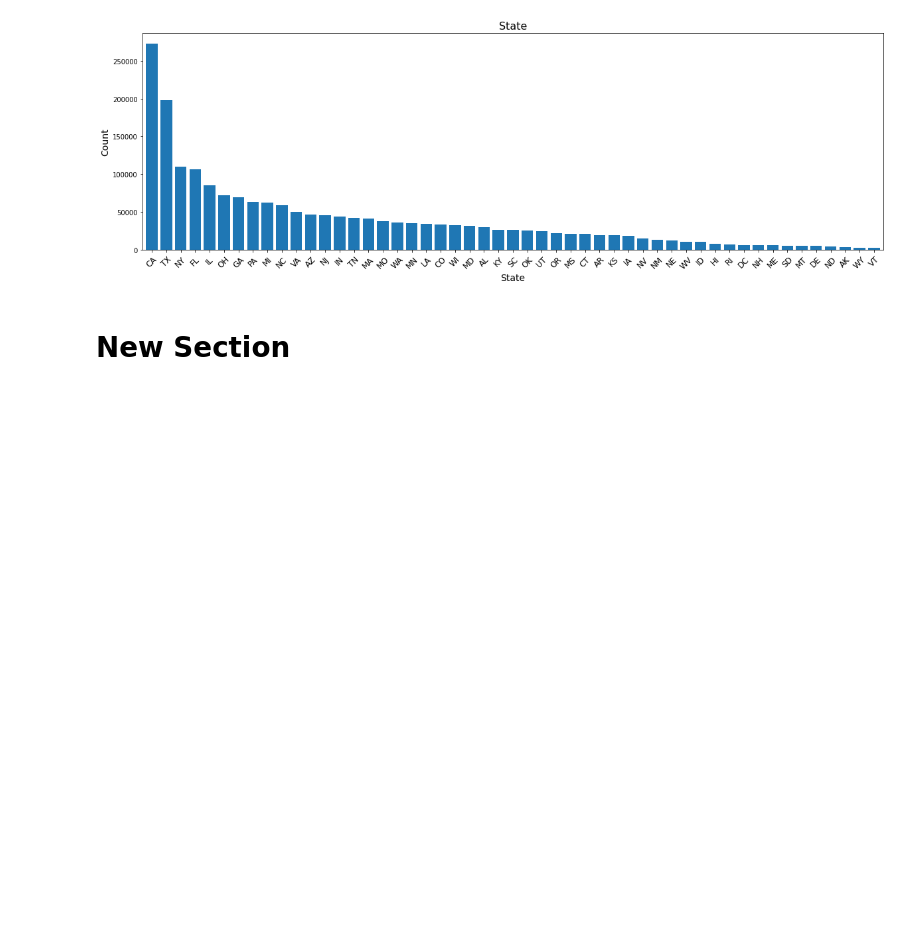
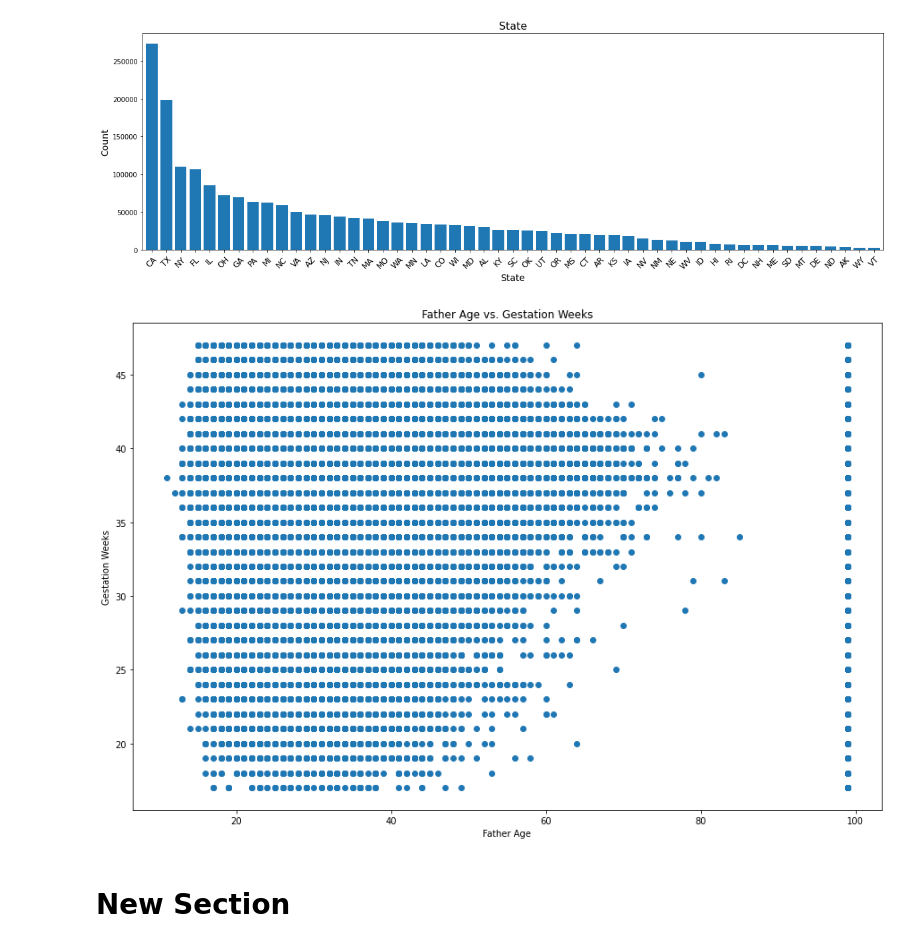
Before and after one commit to sashaTen/exploretary_data_analysis_in_marketing, a Jupyter notebook: Untitled0.ipynb, the cells around one changed output. Drawn from its saved outputs; the diff is of its cells as text; code cells hidden in the pictures; blank space fills up the shorter version.

```diff
--- a/Untitled0.ipynb
+++ b/Untitled0.ipynb
@@ -159,5 +160,17 @@ plt.xlabel('State', fontsize=14)
 plt.show()
 # %% [output]
 [figure]
+# %%
+
+fig, ax = plt.subplots(figsize=(15, 10)) # adjust the figure size here
+ax.scatter(df['father_age'], df['gestation_weeks'])
+# set the plot title and axis labels
+plt.title('Father Age vs. Gestation Weeks')
+plt.xlabel('Father Age')
+plt.ylabel('Gestation Weeks')
+
+plt.show()
+# %% [output]
+[figure, added]
 # %% [markdown]
 # New Section
```
Also changed, not shown: parts of 1 cell of this notebook.
